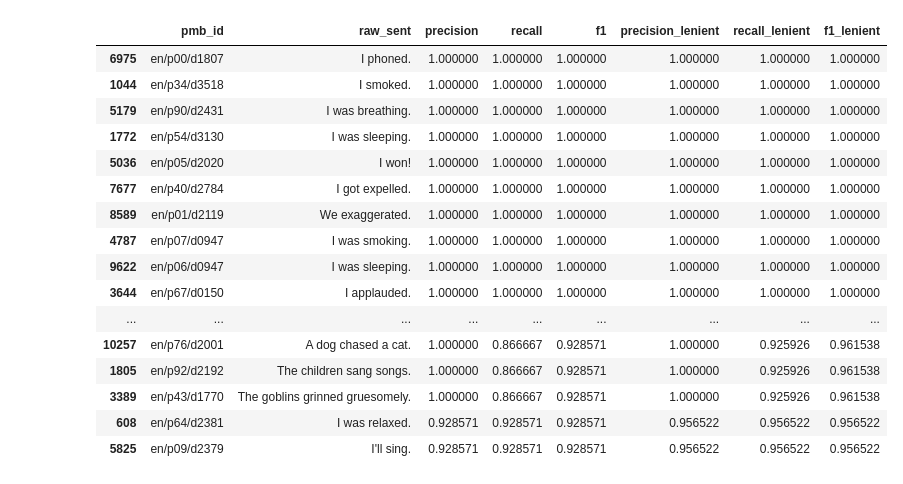
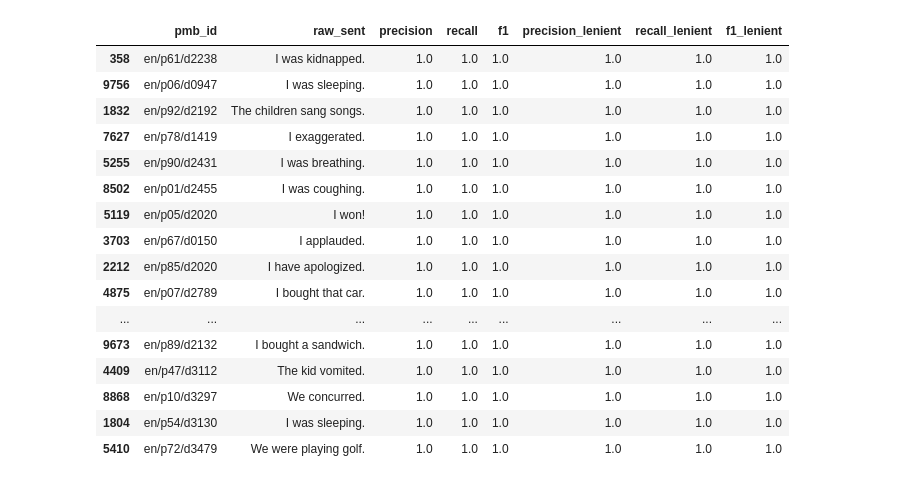
Before and after one commit to WPoelman/ud-boxer, a Jupyter notebook: _result_analysis.ipynb, the cells around one changed output. Cells and saved outputs as stored; diff of their text form; code cells hidden in the pictures.

Commit message:
add more results from various runs

```diff
--- a/_result_analysis.ipynb
+++ b/_result_analysis.ipynb
@@ -1,24 +1,28 @@
 # %%
 import pandas as pd
 
-df = pd.read_csv('data/results/full_gold_run/en_gold_all.csv')
+# PATH = 'data/results/full_gold_run/en_gold_all.csv'
+PATH = 'data/results/4_en_gold_new_rules_cylic_fix/en_gold_new_rules_cylic_fix.csv'
+
+df = pd.read_csv(PATH)
 # %%
-df.sort_values('f1_lenient', ascending=False).head(40)
+# Best scoring sentences
+df.sort_values('f1_lenient', ascending=False).head(20)
 # %% [output]
 |  | pmb_id | raw_sent | precision | recall | f1 | precision_lenient | recall_lenient | f1_lenient |
-| 6975 | en/p00/d1807 | I phoned. | 1.000000 | 1.000000 | 1.000000 | 1.000000 | 1.000000 | 1.000000 |
-| 1044 | en/p34/d3518 | I smoked. | 1.000000 | 1.000000 | 1.000000 | 1.000000 | 1.000000 | 1.000000 |
-| 5179 | en/p90/d2431 | I was breathing. | 1.000000 | 1.000000 | 1.000000 | 1.000000 | 1.000000 | 1.000000 |
-| 1772 | en/p54/d3130 | I was sleeping. | 1.000000 | 1.000000 | 1.000000 | 1.000000 | 1.000000 | 1.000000 |
-| 5036 | en/p05/d2020 | I won! | 1.000000 | 1.000000 | 1.000000 | 1.000000 | 1.000000 | 1.000000 |
-| 7677 | en/p40/d2784 | I got expelled. | 1.000000 | 1.000000 | 1.000000 | 1.000000 | 1.000000 | 1.000000 |
-| 8589 | en/p01/d2119 | We exaggerated. | 1.000000 | 1.000000 | 1.000000 | 1.000000 | 1.000000 | 1.000000 |
-| 4787 | en/p07/d0947 | I was smoking. | 1.000000 | 1.000000 | 1.000000 | 1.000000 | 1.000000 | 1.000000 |
-| 9622 | en/p06/d0947 | I was sleeping. | 1.000000 | 1.000000 | 1.000000 | 1.000000 | 1.000000 | 1.000000 |
-| 3644 | en/p67/d0150 | I applauded. | 1.000000 | 1.000000 | 1.000000 | 1.000000 | 1.000000 | 1.000000 |
+| 358 | en/p61/d2238 | I was kidnapped. | 1.0 | 1.0 | 1.0 | 1.0 | 1.0 | 1.0 |
+| 9756 | en/p06/d0947 | I was sleeping. | 1.0 | 1.0 | 1.0 | 1.0 | 1.0 | 1.0 |
+| 1832 | en/p92/d2192 | The children sang songs. | 1.0 | 1.0 | 1.0 | 1.0 | 1.0 | 1.0 |
+| 7627 | en/p78/d1419 | I exaggerated. | 1.0 | 1.0 | 1.0 | 1.0 | 1.0 | 1.0 |
+| 5255 | en/p90/d2431 | I was breathing. | 1.0 | 1.0 | 1.0 | 1.0 | 1.0 | 1.0 |
+| 8502 | en/p01/d2455 | I was coughing. | 1.0 | 1.0 | 1.0 | 1.0 | 1.0 | 1.0 |
+| 5119 | en/p05/d2020 | I won! | 1.0 | 1.0 | 1.0 | 1.0 | 1.0 | 1.0 |
+| 3703 | en/p67/d0150 | I applauded. | 1.0 | 1.0 | 1.0 | 1.0 | 1.0 | 1.0 |
+| 2212 | en/p85/d2020 | I have apologized. | 1.0 | 1.0 | 1.0 | 1.0 | 1.0 | 1.0 |
+| 4875 | en/p07/d2789 | I bought that car. | 1.0 | 1.0 | 1.0 | 1.0 | 1.0 | 1.0 |
 | ... | ... | ... | ... | ... | ... | ... | ... | ... |
-| 10257 | en/p76/d2001 | A dog chased a cat. | 1.000000 | 0.866667 | 0.928571 | 1.000000 | 0.925926 | 0.961538 |
-| 1805 | en/p92/d2192 | The children sang songs. | 1.000000 | 0.866667 | 0.928571 | 1.000000 | 0.925926 | 0.961538 |
-| 3389 | en/p43/d1770 | The goblins grinned gruesomely. | 1.000000 | 0.866667 | 0.928571 | 1.000000 | 0.925926 | 0.961538 |
-| 608 | en/p64/d2381 | I was relaxed. | 0.928571 | 0.928571 | 0.928571 | 0.956522 | 0.956522 | 0.956522 |
-| 5825 | en/p09/d2379 | I'll sing. | 0.928571 | 0.928571 | 0.928571 | 0.956522 | 0.956522 | 0.956522 |
+| 9673 | en/p89/d2132 | I bought a sandwich. | 1.0 | 1.0 | 1.0 | 1.0 | 1.0 | 1.0 |
+| 4409 | en/p47/d3112 | The kid vomited. | 1.0 | 1.0 | 1.0 | 1.0 | 1.0 | 1.0 |
+| 8868 | en/p10/d3297 | We concurred. | 1.0 | 1.0 | 1.0 | 1.0 | 1.0 | 1.0 |
+| 1804 | en/p54/d3130 | I was sleeping. | 1.0 | 1.0 | 1.0 | 1.0 | 1.0 | 1.0 |
+| 5410 | en/p72/d3479 | We were playing golf. | 1.0 | 1.0 | 1.0 | 1.0 | 1.0 | 1.0 |
```
Also changed, not shown: parts of 2 cells of this notebook, 13 other files.
